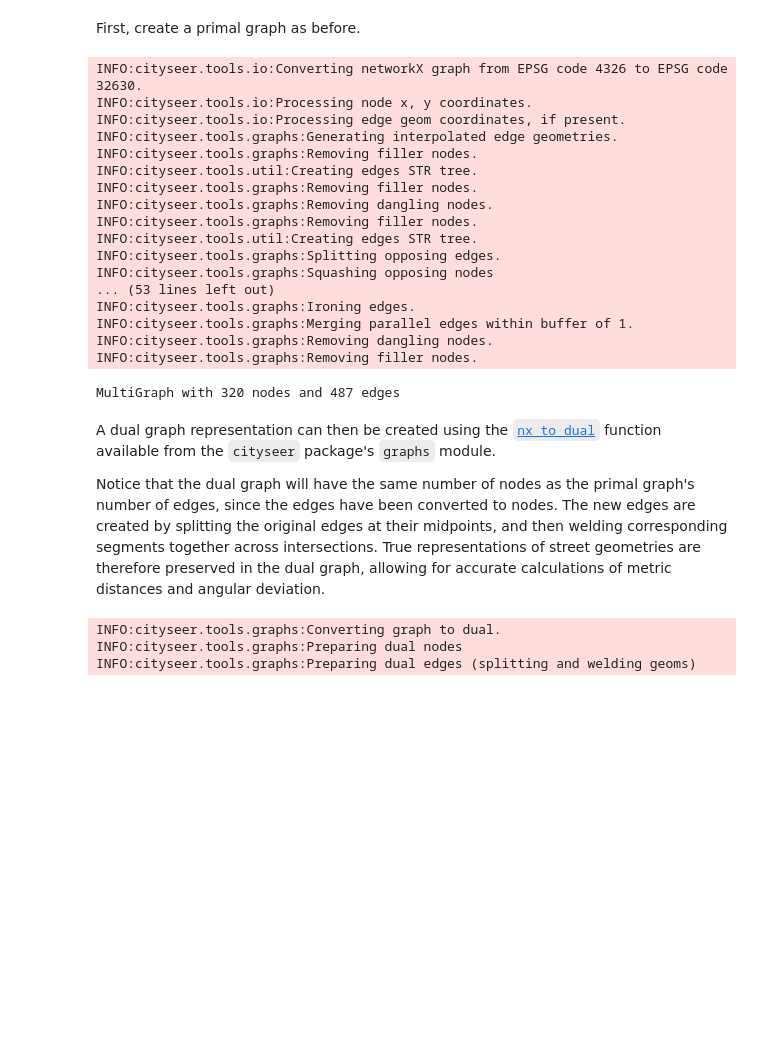
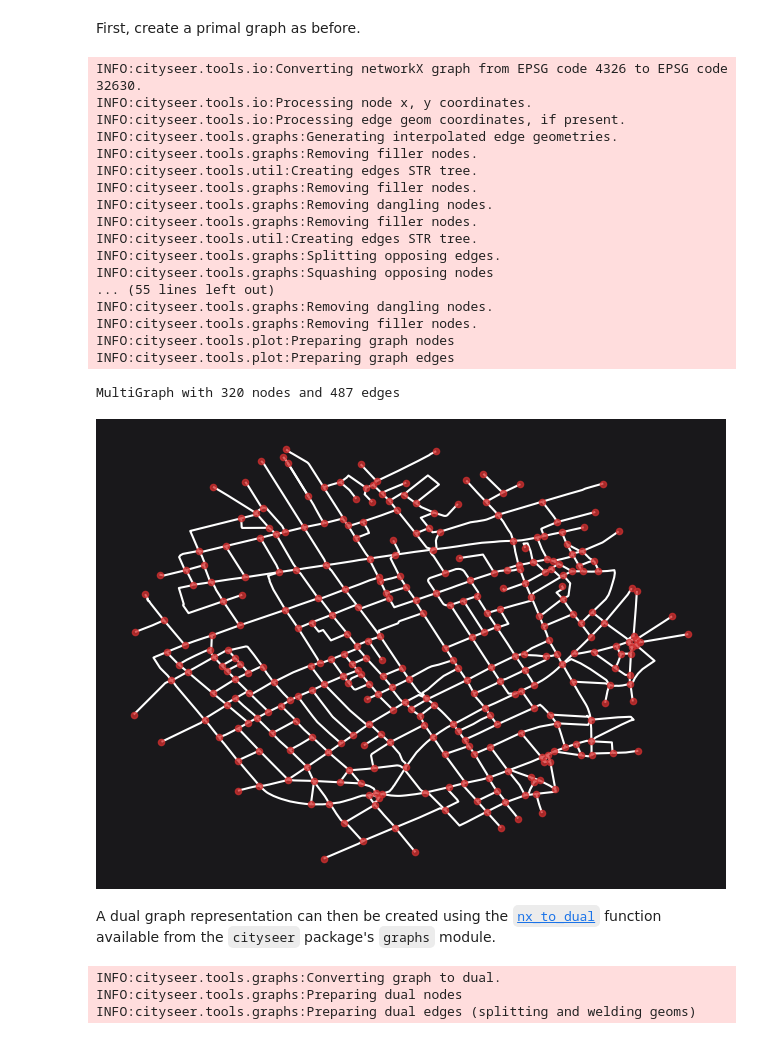
Before and after one commit to benchmark-urbanism/cityseer-examples, a Jupyter notebook: recipes/networks/create_dual_graph.ipynb, the cells around one changed output. Cells and saved outputs as stored; diff of their text form; code cells hidden in the pictures; blank space fills up the shorter version.

```diff
--- a/recipes/networks/create_dual_graph.ipynb
+++ b/recipes/networks/create_dual_graph.ipynb
@@ -11,32 +11,32 @@ First, create a primal graph as before.
 # %%
 lng, lat = -0.13396079424572427, 51.51371088849723
 buffer = 500
 poly_wgs, epsg_code = io.buffered_point_poly(lng, lat, buffer)
 G = io.osm_graph_from_poly(poly_wgs)
 print(G)
+plot.plot_nx(G, plot_geoms=True)
 # %% [output]
 INFO:cityseer.tools.io:Converting networkX graph from EPSG code 4326 to EPSG code 32630.
 INFO:cityseer.tools.io:Processing node x, y coordinates.
 INFO:cityseer.tools.io:Processing edge geom coordinates, if present.
 INFO:cityseer.tools.graphs:Generating interpolated edge geometries.
 INFO:cityseer.tools.graphs:Removing filler nodes.
 INFO:cityseer.tools.util:Creating edges STR tree.
 INFO:cityseer.tools.graphs:Removing filler nodes.
 INFO:cityseer.tools.graphs:Removing dangling nodes.
 INFO:cityseer.tools.graphs:Removing filler nodes.
 INFO:cityseer.tools.util:Creating edges STR tree.
 INFO:cityseer.tools.graphs:Splitting opposing edges.
 INFO:cityseer.tools.graphs:Squashing opposing nodes
-... (53 lines left out)
-INFO:cityseer.tools.graphs:Ironing edges.
-INFO:cityseer.tools.graphs:Merging parallel edges within buffer of 1.
+... (55 lines left out)
 INFO:cityseer.tools.graphs:Removing dangling nodes.
 INFO:cityseer.tools.graphs:Removing filler nodes.
+INFO:cityseer.tools.plot:Preparing graph nodes
+INFO:cityseer.tools.plot:Preparing graph edges
 MultiGraph with 320 nodes and 487 edges
+[figure, added]
-# %% [markdown]
-A dual graph representation can then be created using the [`nx_to_dual`](https://cityseer.benchmarkurbanism.com/tools/graphs#nx-to-dual) function available from the `cityseer` package's `graphs` module.
-
-Notice that the dual graph will have the same number of nodes as the primal graph's number of edges, since the edges have been converted to nodes. The new edges are created by splitting the original edges at their midpoints, and then welding corresponding segments together across intersections. True representations of street geometries are therefore preserved in the dual graph, allowing for accurate calculations of metric distances and angular deviation.
+# %% [markdown]
+A dual graph representation can then be created using the [`nx_to_dual`](https://cityseer.benchmarkurbanism.com/tools/graphs#nx-to-dual) function available from the `cityseer` package's `graphs` module.
 # %%
 G_dual = graphs.nx_to_dual(G)
 print(G_dual)
```
Also changed, not shown: parts of 3 cells of this notebook, 24 other files.
